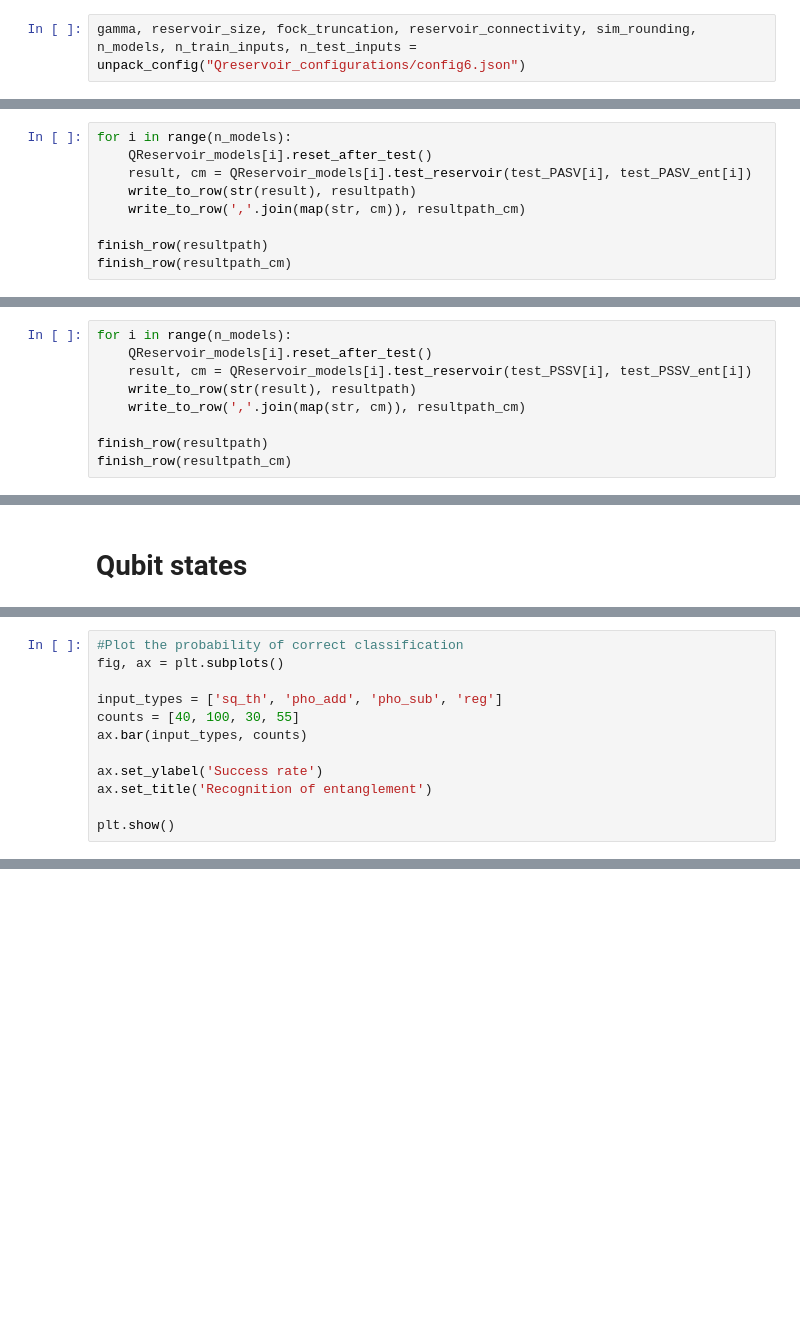
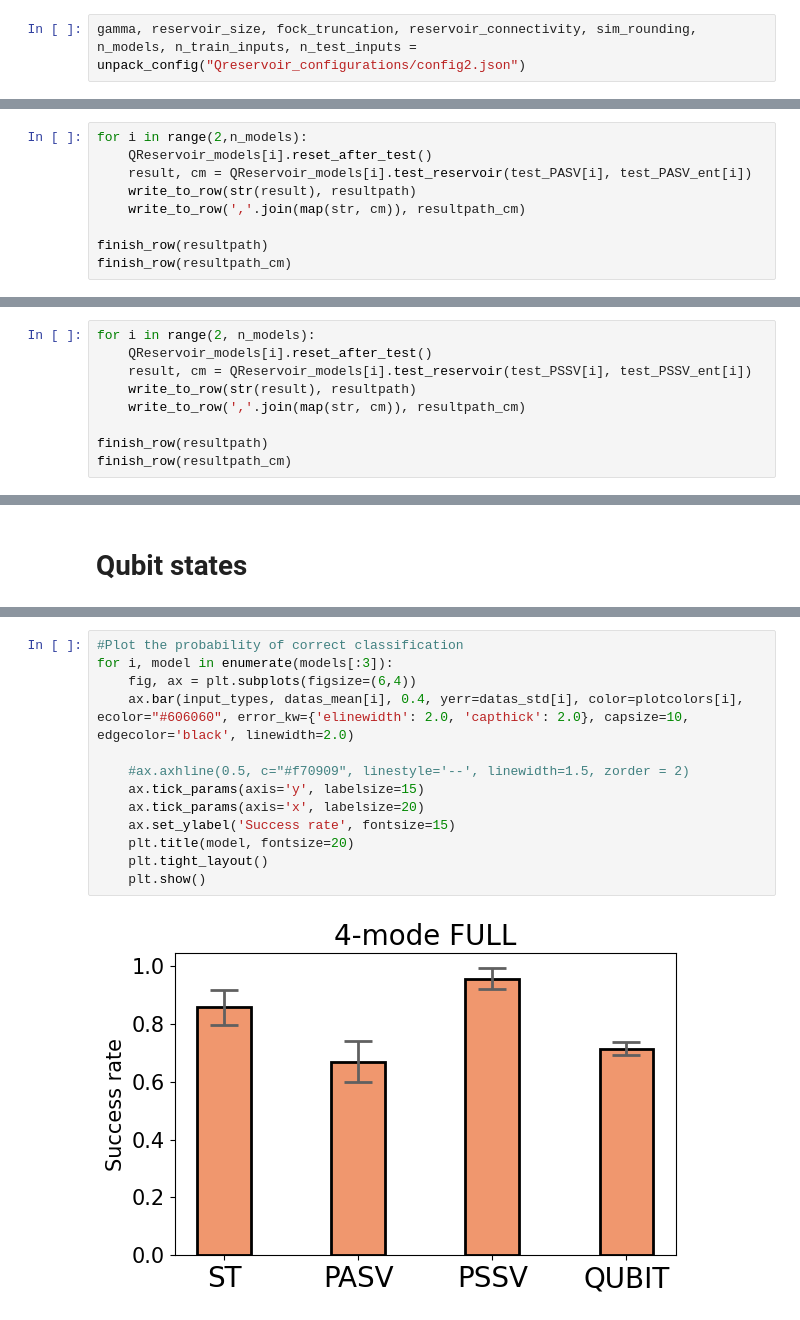
Before and after one commit to JohannesAnnala/EchoStateNetwork-and-NARMA, a Jupyter notebook: main.ipynb, the cells around one changed output, grey strips where cells are left out. Saved outputs shown, nothing was run; the diff lists cells and outputs as text; blank space fills up the shorter version.

Commit message:
plot done, new data

```diff
--- a/main.ipynb
+++ b/main.ipynb
@@ -8,7 +8,7 @@ import os
 # %% [markdown]
 # Reservoir hyperparameters
 # %%
-gamma, reservoir_size, fock_truncation, reservoir_connectivity, sim_rounding, n_models, n_train_inputs, n_test_inputs = unpack_config("Qreservoir_configurations/config6.json")
+gamma, reservoir_size, fock_truncation, reservoir_connectivity, sim_rounding, n_models, n_train_inputs, n_test_inputs = unpack_config("Qreservoir_configurations/config2.json")
 # %% [markdown]
 # Generate new models or load pretrained models
 # %%
@@ -148,7 +148,7 @@ tr_new: (0.9999964907170003+0j)
 # %% [markdown]
 # Photon added squeezed vacuum states
 # %%
-for i in range(n_models):
+for i in range(2,n_models):
     QReservoir_models[i].reset_after_test()
     result, cm = QReservoir_models[i].test_reservoir(test_PASV[i], test_PASV_ent[i])
     write_to_row(str(result), resultpath)
@@ -177,7 +178,7 @@ tr_new: (0.9999963492039999+0j)
 # %% [markdown]
 # Photon substracted squeezed vacuum states
 # %%
-for i in range(n_models):
+for i in range(2, n_models):
     QReservoir_models[i].reset_after_test()
     result, cm = QReservoir_models[i].test_reservoir(test_PSSV[i], test_PSSV_ent[i])
     write_to_row(str(result), resultpath)
@@ -237,12 +237,0 @@ tr_new: (0.9999983310699463-4.967800038002679e-08j)
-# %%
-#Plot the probability of correct classification
-fig, ax = plt.subplots()
-
-input_types = ['sq_th', 'pho_add', 'pho_sub', 'reg']
-counts = [40, 100, 30, 55]
-ax.bar(input_types, counts)
-
-ax.set_ylabel('Success rate')
-ax.set_title('Recognition of entanglement')
-
-plt.show()
@@ -284,0 +285,15 @@ c1_simple_ = np.array([np.cos(x)*np.exp(1j*y) for x,y in zip(theta_simple_, phi_
+# %%
+#Plot the probability of correct classification
+for i, model in enumerate(models[:3]):
+    fig, ax = plt.subplots(figsize=(6,4))
+    ax.bar(input_types, datas_mean[i], 0.4, yerr=datas_std[i], color=plotcolors[i], ecolor="#606060", error_kw={'elinewidth': 2.0, 'capthick': 2.0}, capsize=10, edgecolor='black', linewidth=2.0)
+
+    #ax.axhline(0.5, c="#f70909", linestyle='--', linewidth=1.5, zorder = 2)
+    ax.tick_params(axis='y', labelsize=15)
+    ax.tick_params(axis='x', labelsize=20)
+    ax.set_ylabel('Success rate', fontsize=15)
+    plt.title(model, fontsize=20)
+    plt.tight_layout()
+    plt.show()
+# %% [output]
+[figure, added]
```
Also changed, not shown: parts of 17 cells of this notebook, 6 other files.
